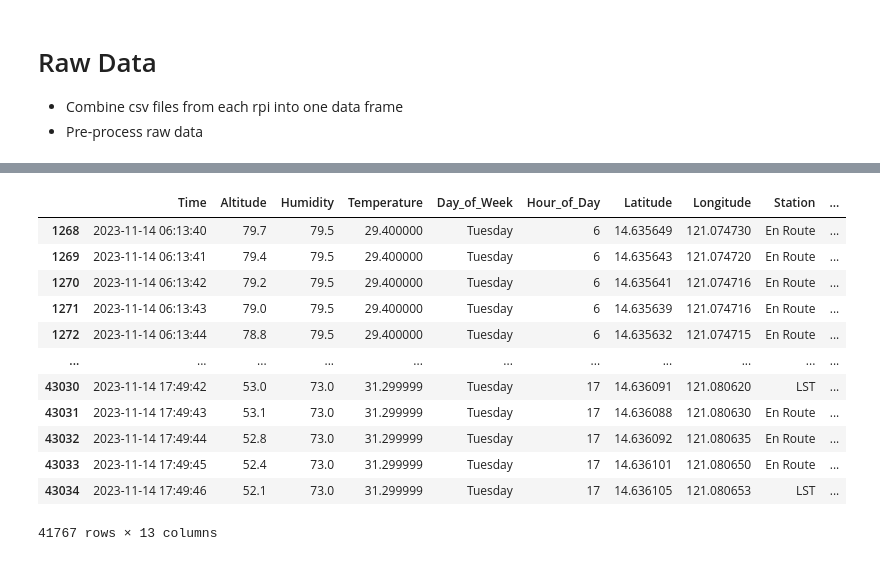
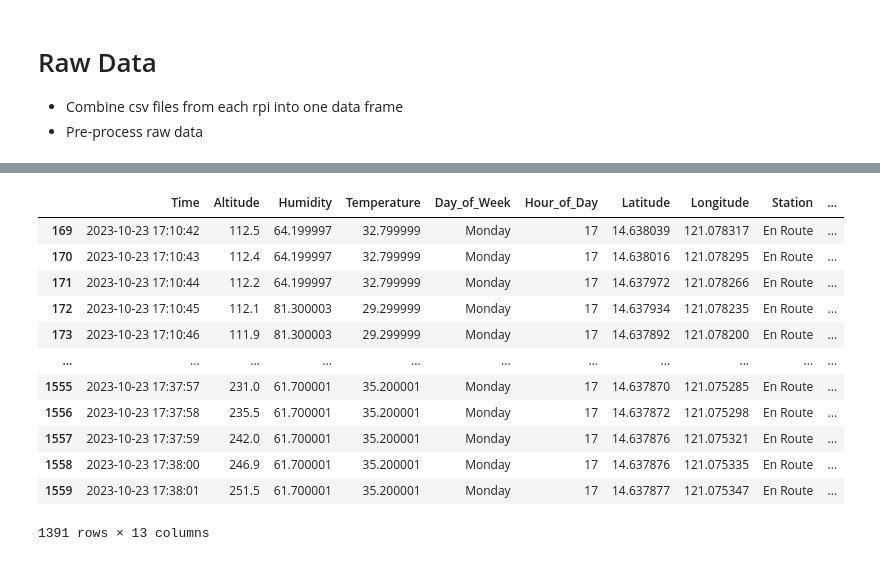
Before and after one commit to CSfromCS/VHS-Thesis, a Jupyter notebook: Data Preprocessing/DataProcessor.ipynb, the cells around one changed output, grey strips where cells are left out. Saved outputs shown, nothing was run; the diff lists cells and outputs as text; code cells hidden in the pictures.

```diff
--- a/Data Preprocessing/DataProcessor.ipynb
+++ b/Data Preprocessing/DataProcessor.ipynb
@@ -194,25 +232,22 @@ def process_station(df):
 
      return df
-# %%
-df = pd.read_csv('data_2023-11-09.csv')
-df = process_station(df)
-
-df.to_csv('test.csv')
-df
-# %% [output]
-|  | Time | Altitude | Humidity | Temperature | Day_of_Week | Hour_of_Day | Latitude | Longitude | Station | ... |
-| 1268 | 2023-11-14 06:13:40 | 79.7 | 79.5 | 29.400000 | Tuesday | 6 | 14.635649 | 121.074730 | En Route | ... |
-| 1269 | 2023-11-14 06:13:41 | 79.4 | 79.5 | 29.400000 | Tuesday | 6 | 14.635643 | 121.074720 | En Route | ... |
-| 1270 | 2023-11-14 06:13:42 | 79.2 | 79.5 | 29.400000 | Tuesday | 6 | 14.635641 | 121.074716 | En Route | ... |
-| 1271 | 2023-11-14 06:13:43 | 79.0 | 79.5 | 29.400000 | Tuesday | 6 | 14.635639 | 121.074716 | En Route | ... |
-| 1272 | 2023-11-14 06:13:44 | 78.8 | 79.5 | 29.400000 | Tuesday | 6 | 14.635632 | 121.074715 | En Route | ... |
-| ... | ... | ... | ... | ... | ... | ... | ... | ... | ... | ... |
-| 43030 | 2023-11-14 17:49:42 | 53.0 | 73.0 | 31.299999 | Tuesday | 17 | 14.636091 | 121.080620 | LST | ... |
-| 43031 | 2023-11-14 17:49:43 | 53.1 | 73.0 | 31.299999 | Tuesday | 17 | 14.636088 | 121.080630 | En Route | ... |
-| 43032 | 2023-11-14 17:49:44 | 52.8 | 73.0 | 31.299999 | Tuesday | 17 | 14.636092 | 121.080635 | En Route | ... |
-| 43033 | 2023-11-14 17:49:45 | 52.4 | 73.0 | 31.299999 | Tuesday | 17 | 14.636101 | 121.080650 | En Route | ... |
-| 43034 | 2023-11-14 17:49:46 | 52.1 | 73.0 | 31.299999 | Tuesday | 17 | 14.636105 | 121.080653 | LST | ... |
-41767 rows × 13 columns
+# %%
+df = process_station('E-Jeep Data/rpi1/data_2023-10-23.csv')
+df
+# %% [output]
+|  | Time | Altitude | Humidity | Temperature | Day_of_Week | Hour_of_Day | Latitude | Longitude | Station | ... |
+| 169 | 2023-10-23 17:10:42 | 112.5 | 64.199997 | 32.799999 | Monday | 17 | 14.638039 | 121.078317 | En Route | ... |
+| 170 | 2023-10-23 17:10:43 | 112.4 | 64.199997 | 32.799999 | Monday | 17 | 14.638016 | 121.078295 | En Route | ... |
+| 171 | 2023-10-23 17:10:44 | 112.2 | 64.199997 | 32.799999 | Monday | 17 | 14.637972 | 121.078266 | En Route | ... |
+| 172 | 2023-10-23 17:10:45 | 112.1 | 81.300003 | 29.299999 | Monday | 17 | 14.637934 | 121.078235 | En Route | ... |
+| 173 | 2023-10-23 17:10:46 | 111.9 | 81.300003 | 29.299999 | Monday | 17 | 14.637892 | 121.078200 | En Route | ... |
+| ... | ... | ... | ... | ... | ... | ... | ... | ... | ... | ... |
+| 1555 | 2023-10-23 17:37:57 | 231.0 | 61.700001 | 35.200001 | Monday | 17 | 14.637870 | 121.075285 | En Route | ... |
+| 1556 | 2023-10-23 17:37:58 | 235.5 | 61.700001 | 35.200001 | Monday | 17 | 14.637872 | 121.075298 | En Route | ... |
+| 1557 | 2023-10-23 17:37:59 | 242.0 | 61.700001 | 35.200001 | Monday | 17 | 14.637876 | 121.075321 | En Route | ... |
+| 1558 | 2023-10-23 17:38:00 | 246.9 | 61.700001 | 35.200001 | Monday | 17 | 14.637876 | 121.075335 | En Route | ... |
+| 1559 | 2023-10-23 17:38:01 | 251.5 | 61.700001 | 35.200001 | Monday | 17 | 14.637877 | 121.075347 | En Route | ... |
+1391 rows × 13 columns
 # %%
 # Create a list to hold the dataframes
 df_list = []
```
Also changed, not shown: parts of 14 cells of this notebook.
